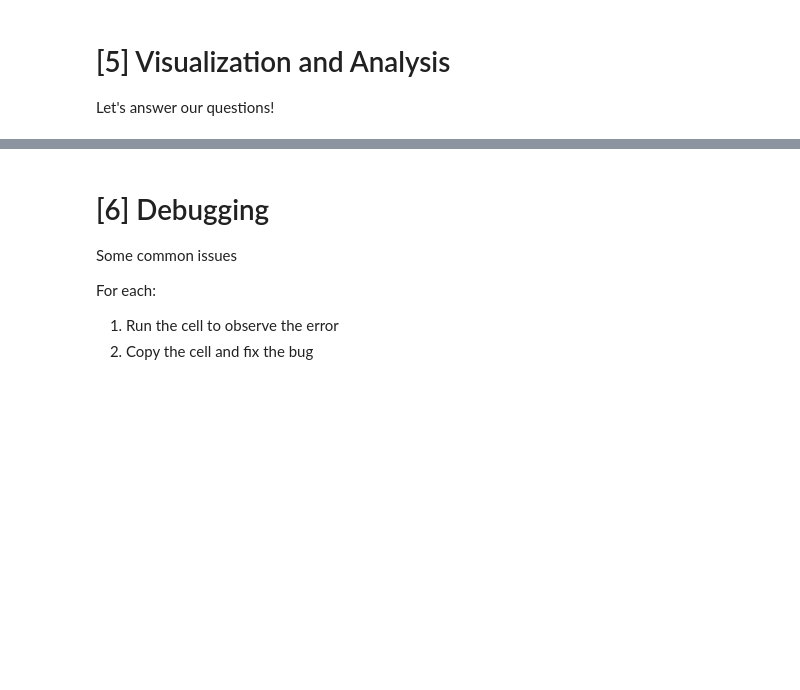
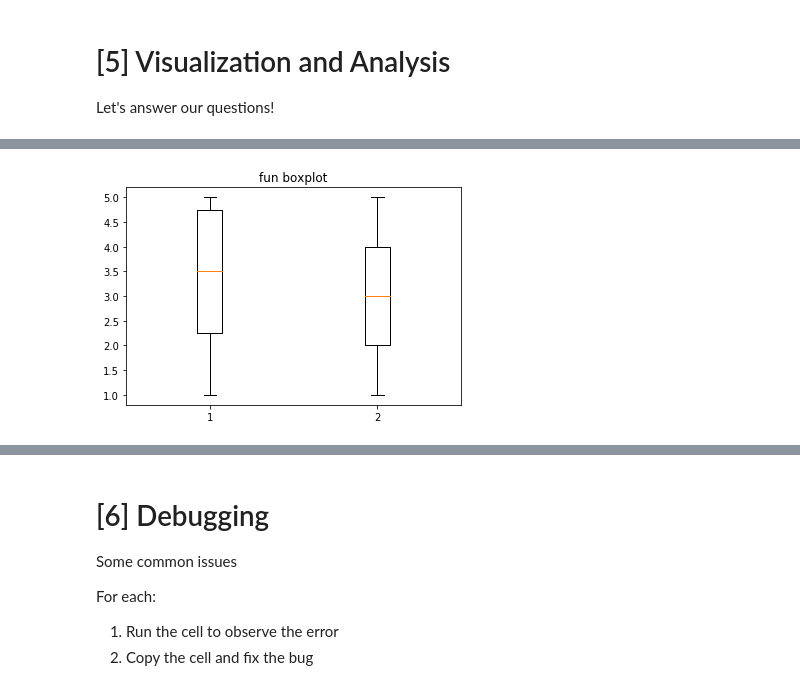
Before and after one commit to ahorowitz/awakening_python, a Jupyter notebook: awakening_python.ipynb, the cells around one changed output, grey strips where cells are left out. Cells and saved outputs as stored; diff of their text form; code cells hidden in the pictures; blank space fills up the shorter version.

```diff
--- a/awakening_python.ipynb
+++ b/awakening_python.ipynb
@@ -397,0 +797,6 @@ Method 2: online publish and direct access
+# %%
+# use Pandas to do method 2
+
+#go into the google sheets, and then go to file, publish to the web, make it as .csv , and then copy the link. but it is now on the internet for anyone to see
+
+data=pd.read_csv("https://docs.google.com/spreadsheets/d/e/2PACX-1vT9Z-W8BXfobHg_OJ1dt2oM1YJYXMRV9UlW2hg_e2SbnBIK2YxPHOT9Qm0Ih5UsD62t2qRL5Aa5OyiO/pub?output=csv")
@@ -401,0 +871,6 @@ Let's answer our questions!
+# %%
+plt.boxplot([fun_list[0:10], fun_list[10:20]])
+plt.title("fun boxplot")
+plt.show()
+# %% [output]
+[figure, added]
```
Also changed, not shown: parts of 104 cells of this notebook.
